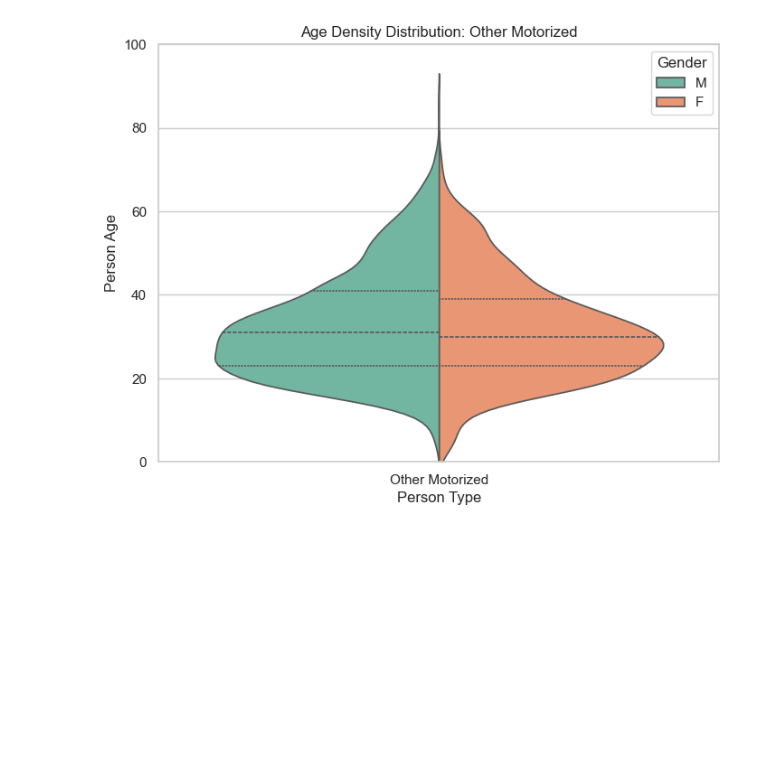
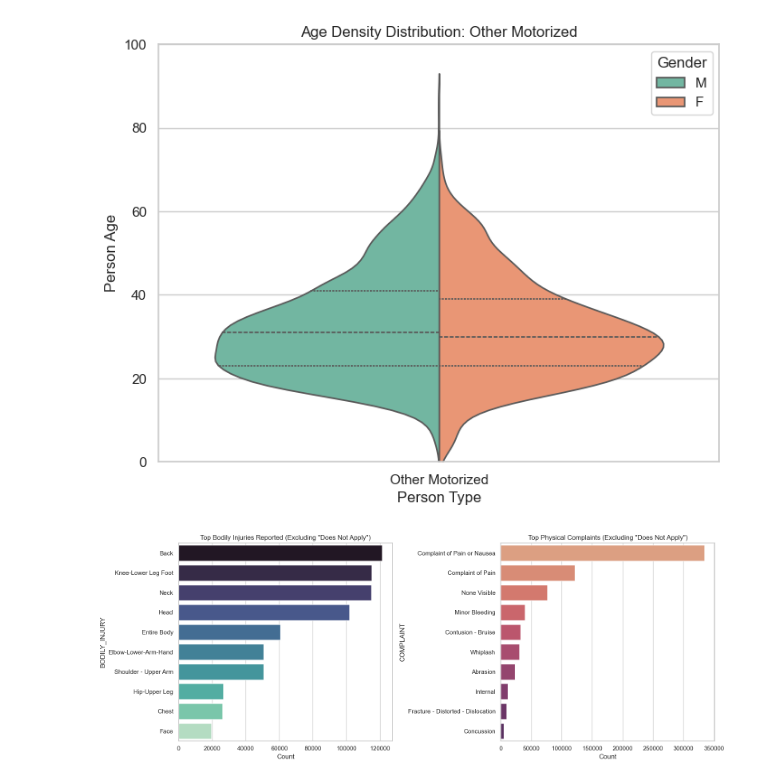
Before and after one commit to AmrKhaled05/NYC-Collisions-Interactive-Visualization, a Jupyter notebook: Collisions_Person_Visualizations.ipynb, the cells around one changed output. Saved outputs shown, nothing was run; the diff lists cells and outputs as text; code cells hidden in the pictures; blank space fills up the shorter version.

```diff
--- a/Collisions_Person_Visualizations.ipynb
+++ b/Collisions_Person_Visualizations.ipynb
@@ -456,3 +477,31 @@ for p_type in person_types:
 [figure]
 [figure]
 [figure]
+# %%
+#Define values you want to ignore
+ignore_values = ['Does Not Apply', 'Unknown']
+
+fig, axes = plt.subplots(1, 2, figsize=(16, 6))
+
+# --- Bodily Injury ---
+# Filter the dataframe to exclude the ignore_values
+filtered_bodily = df[~df['BODILY_INJURY'].isin(ignore_values)]
+top_bodily = filtered_bodily['BODILY_INJURY'].value_counts().head(10)
+
+sns.barplot(y=top_bodily.index, x=top_bodily.values, ax=axes[0], palette='mako')
+axes[0].set_title('Top Bodily Injuries Reported (Excluding "Does Not Apply")')
+axes[0].set_xlabel('Count')
+
+# --- Complaint ---
+# Filter the dataframe to exclude the ignore_values
+filtered_complaint = df[~df['COMPLAINT'].isin(ignore_values)]
+top_complaint = filtered_complaint['COMPLAINT'].value_counts().head(10)
+
+sns.barplot(y=top_complaint.index, x=top_complaint.values, ax=axes[1], palette='flare')
+axes[1].set_title('Top Physical Complaints (Excluding "Does Not Apply")')
+axes[1].set_xlabel('Count')
+
+plt.tight_layout()
+plt.show()
+# %% [output]
+[figure, added]
```
Also changed, not shown: parts of 2 cells of this notebook.
